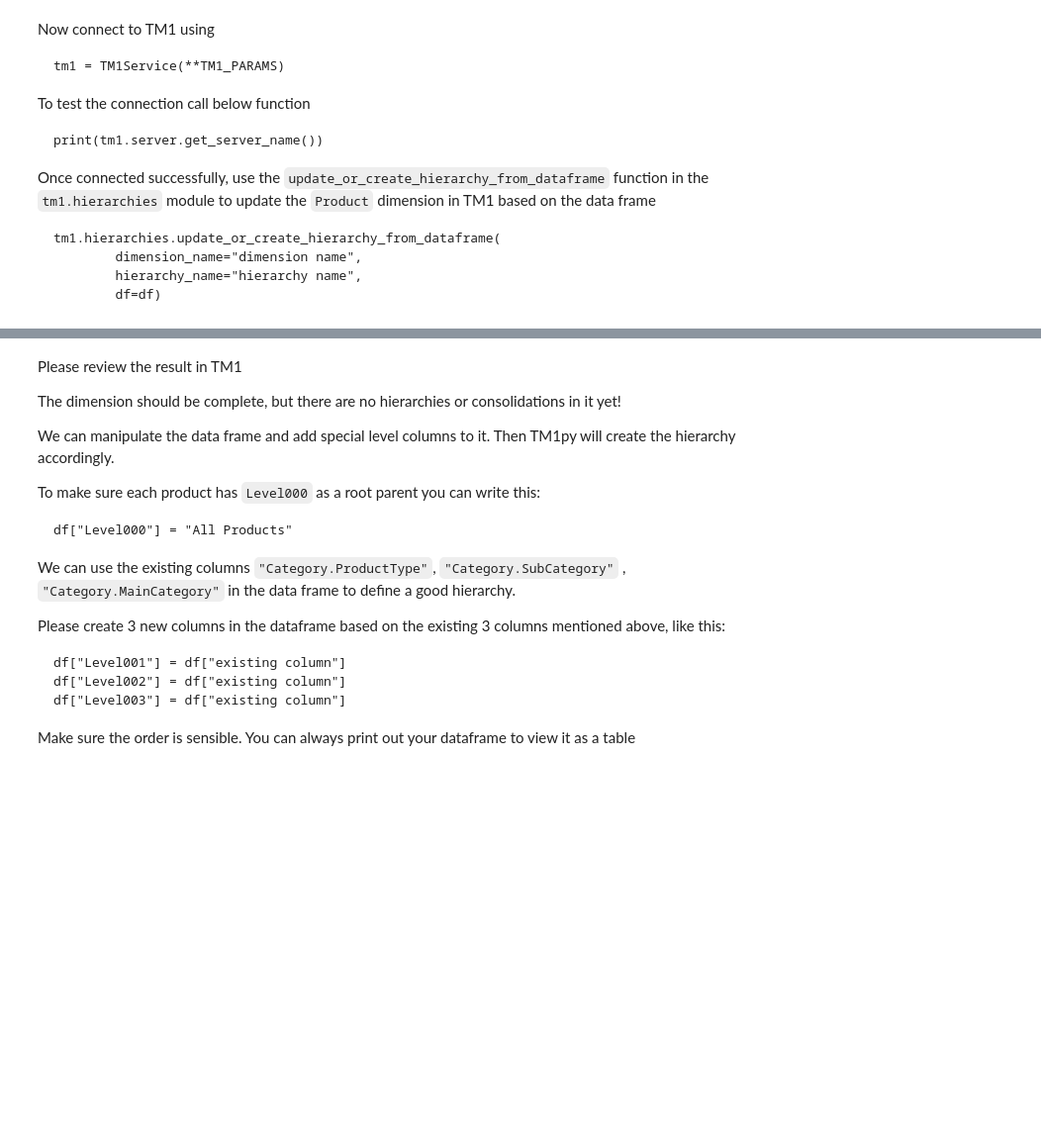
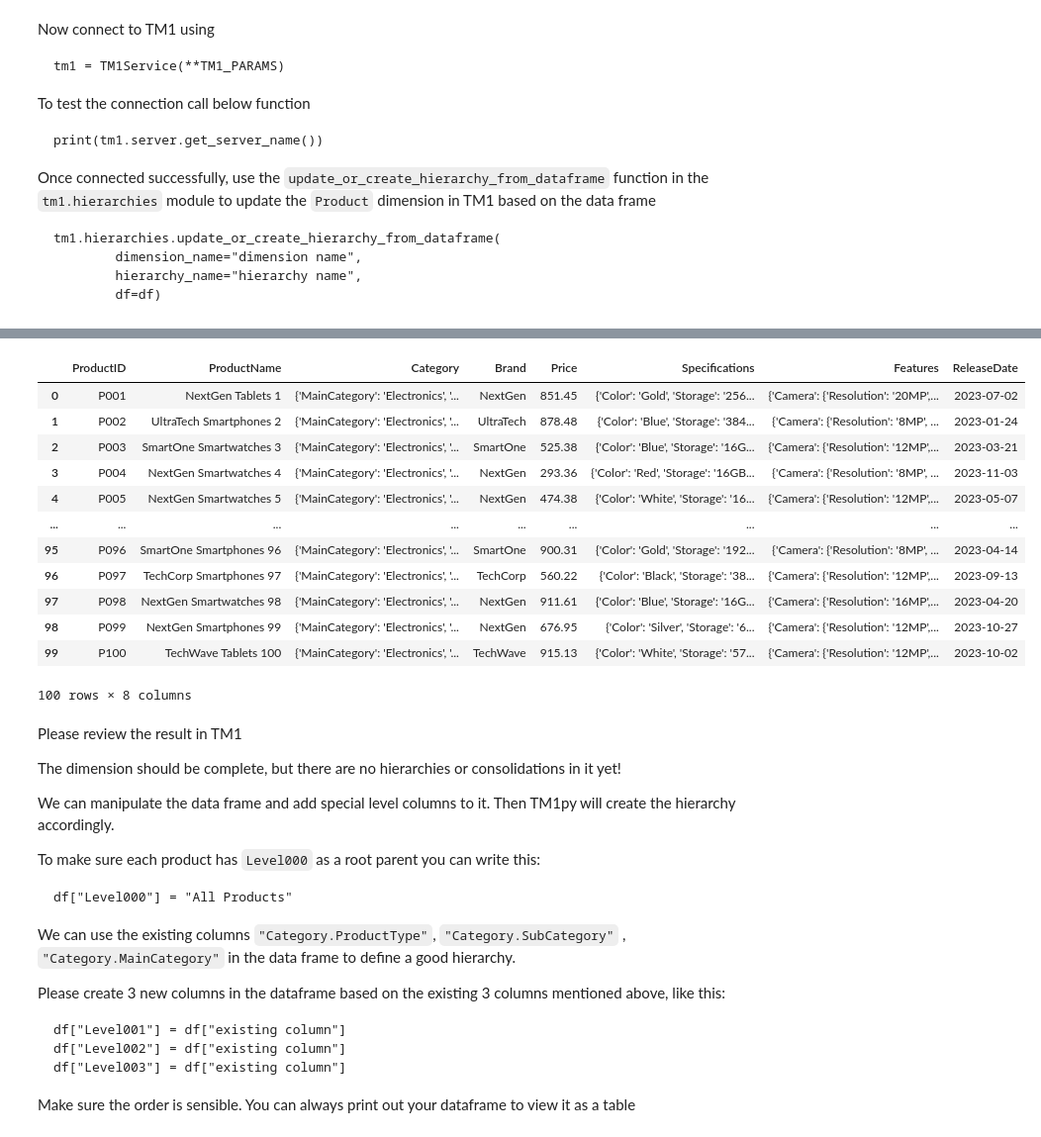
Before and after one commit to neilnyn/tm1py_demo, a Jupyter notebook: 其他/Trainee.ipynb, the cells around one changed output, grey strips where cells are left out. Shown: that part at 99% size. Drawn from its saved outputs; the diff is of its cells as text; code cells hidden in the pictures; blank space fills up the shorter version.

````diff
--- a/其他/Trainee.ipynb
+++ b/其他/Trainee.ipynb
@@ -71,3 +88,6 @@ tm1.hierarchies.update_or_create_hierarchy_from_dataframe(
         hierarchy_name="hierarchy name",
         df=df)
 ```
+# %%
+with open("products.json", "r") as file:
+    data = json.load(file)
@@ -74,3 +114,21 @@ tm1.hierarchies.update_or_create_hierarchy_from_dataframe(
+# %%
+df = pd.DataFrame(data=data)
+# %%
+df
+# %% [output]
+|  | ProductID | ProductName | Category | Brand | Price | Specifications | Features | ReleaseDate |
+| 0 | P001 | NextGen Tablets 1 | {'MainCategory': 'Electronics', '... | NextGen | 851.45 | {'Color': 'Gold', 'Storage': '256... | {'Camera': {'Resolution': '20MP',... | 2023-07-02 |
+| 1 | P002 | UltraTech Smartphones 2 | {'MainCategory': 'Electronics', '... | UltraTech | 878.48 | {'Color': 'Blue', 'Storage': '384... | {'Camera': {'Resolution': '8MP', ... | 2023-01-24 |
+| 2 | P003 | SmartOne Smartwatches 3 | {'MainCategory': 'Electronics', '... | SmartOne | 525.38 | {'Color': 'Blue', 'Storage': '16G... | {'Camera': {'Resolution': '12MP',... | 2023-03-21 |
+| 3 | P004 | NextGen Smartwatches 4 | {'MainCategory': 'Electronics', '... | NextGen | 293.36 | {'Color': 'Red', 'Storage': '16GB... | {'Camera': {'Resolution': '8MP', ... | 2023-11-03 |
+| 4 | P005 | NextGen Smartwatches 5 | {'MainCategory': 'Electronics', '... | NextGen | 474.38 | {'Color': 'White', 'Storage': '16... | {'Camera': {'Resolution': '12MP',... | 2023-05-07 |
+| ... | ... | ... | ... | ... | ... | ... | ... | ... |
+| 95 | P096 | SmartOne Smartphones 96 | {'MainCategory': 'Electronics', '... | SmartOne | 900.31 | {'Color': 'Gold', 'Storage': '192... | {'Camera': {'Resolution': '8MP', ... | 2023-04-14 |
+| 96 | P097 | TechCorp Smartphones 97 | {'MainCategory': 'Electronics', '... | TechCorp | 560.22 | {'Color': 'Black', 'Storage': '38... | {'Camera': {'Resolution': '12MP',... | 2023-09-13 |
+| 97 | P098 | NextGen Smartwatches 98 | {'MainCategory': 'Electronics', '... | NextGen | 911.61 | {'Color': 'Blue', 'Storage': '16G... | {'Camera': {'Resolution': '16MP',... | 2023-04-20 |
+| 98 | P099 | NextGen Smartphones 99 | {'MainCategory': 'Electronics', '... | NextGen | 676.95 | {'Color': 'Silver', 'Storage': '6... | {'Camera': {'Resolution': '12MP',... | 2023-10-27 |
+| 99 | P100 | TechWave Tablets 100 | {'MainCategory': 'Electronics', '... | TechWave | 915.13 | {'Color': 'White', 'Storage': '57... | {'Camera': {'Resolution': '12MP',... | 2023-10-02 |
+100 rows × 8 columns
 # %% [markdown]
 Please review the result in TM1
 
````
Also changed, not shown: parts of 4 cells of this notebook, 5 other files.
